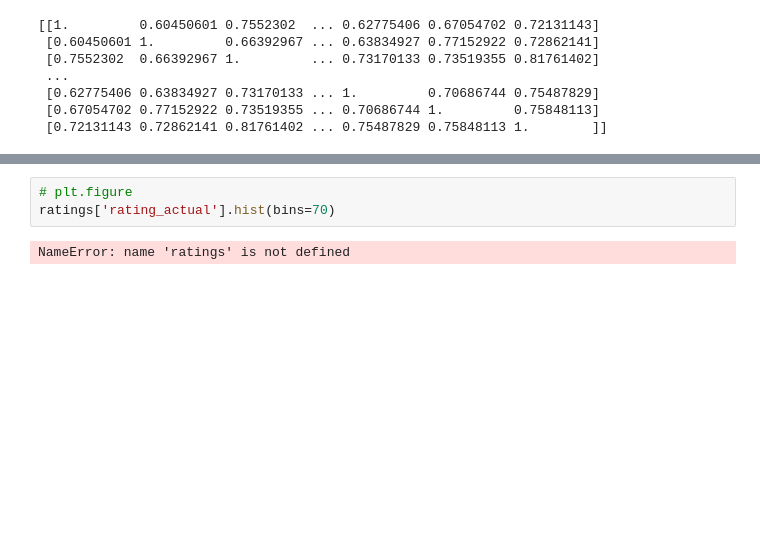
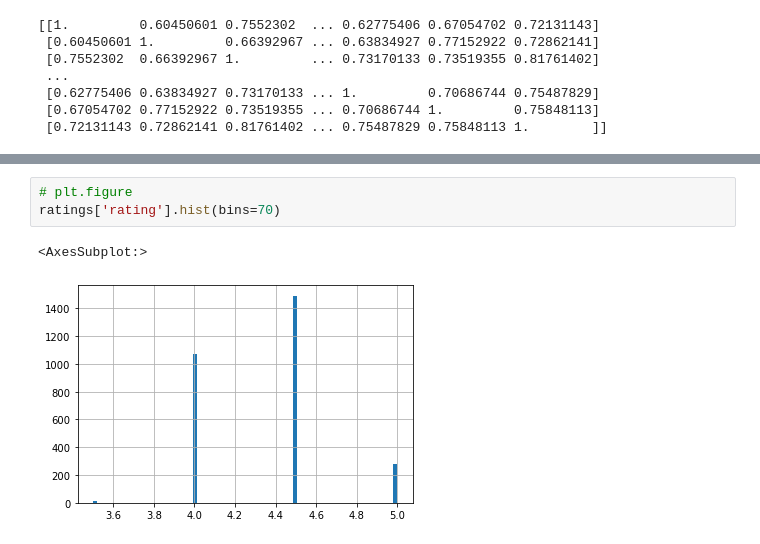
Before and after one commit to aym183/next-munch, a Jupyter notebook: lib/scripts/API.ipynb, the cells around one changed output, grey strips where cells are left out. Drawn from its saved outputs; the diff is of its cells as text; blank space fills up the shorter version.

```diff
--- a/lib/scripts/API.ipynb
+++ b/lib/scripts/API.ipynb
@@ -297,6 +297,7 @@ ratings
 2853 rows × 11 columns
 # %%
 # plt.figure
-ratings['rating_actual'].hist(bins=70)
+ratings['rating'].hist(bins=70)
 # %% [output]
-NameError: name 'ratings' is not defined
+<AxesSubplot:>
+[figure, added]
```
Also changed, not shown: parts of 7 cells of this notebook.
